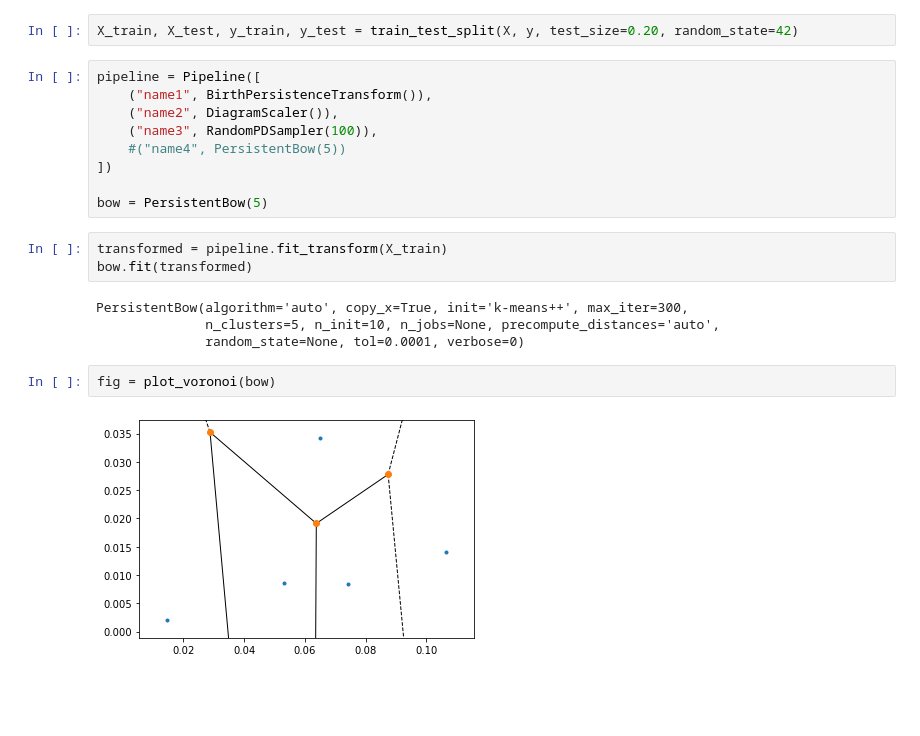
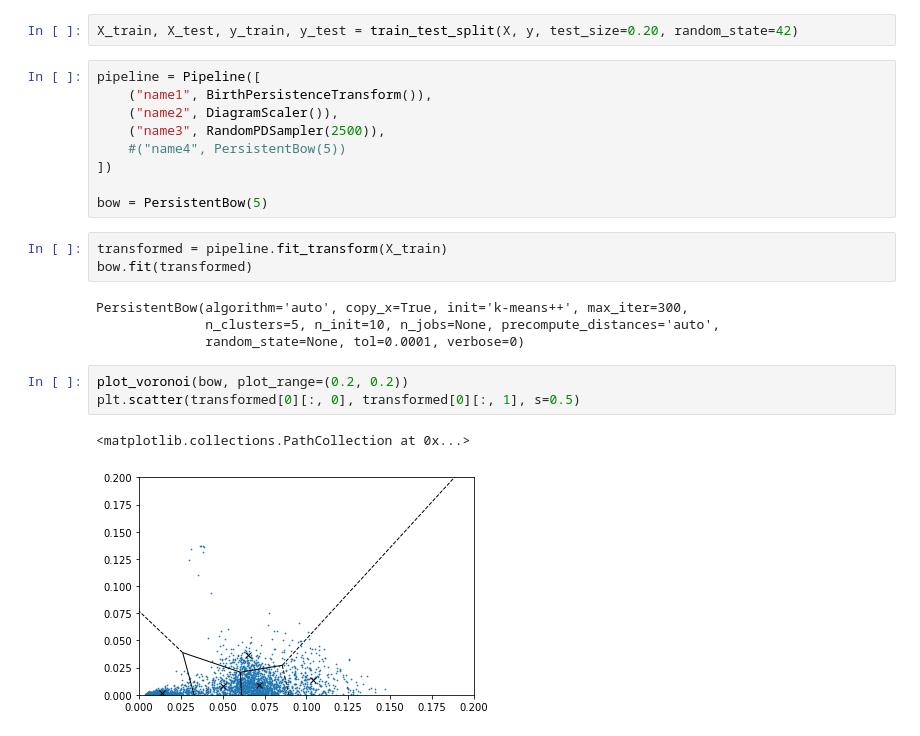
Before and after one commit to bazko1/PersistenceCodebooks, a Jupyter notebook: Initial sampling.ipynb, the cells around one changed output. Saved outputs shown, nothing was run; the diff lists cells and outputs as text; blank space fills up the shorter version.

```diff
--- a/Initial sampling.ipynb
+++ b/Initial sampling.ipynb
@@ -65,7 +65,7 @@ X_train, X_test, y_train, y_test = train_test_split(X, y, test_size=0.20, random
 pipeline = Pipeline([
     ("name1", BirthPersistenceTransform()),
     ("name2", DiagramScaler()),
-    ("name3", RandomPDSampler(100)),
+    ("name3", RandomPDSampler(2500)),
     #("name4", PersistentBow(5))
 ])
 
@@ -77,10 +77,12 @@ bow.fit(transformed)
 PersistentBow(algorithm='auto', copy_x=True, init='k-means++', max_iter=300,
               n_clusters=5, n_init=10, n_jobs=None, precompute_distances='auto',
               random_state=None, tol=0.0001, verbose=0)
-# %%
-fig = plot_voronoi(bow)
-# %% [output]
-[figure, removed]
+# %%
+plot_voronoi(bow, plot_range=(0.2, 0.2))
+plt.scatter(transformed[0][:, 0], transformed[0][:, 1], s=0.5)
+# %% [output]
+<matplotlib.collections.PathCollection at 0x...>
+[figure, added]
 # %%
 plot_persistence_bow(X_train[1], bow)
 # %% [output]
```
Also changed, not shown: parts of 1 cell of this notebook, 2 other files.
